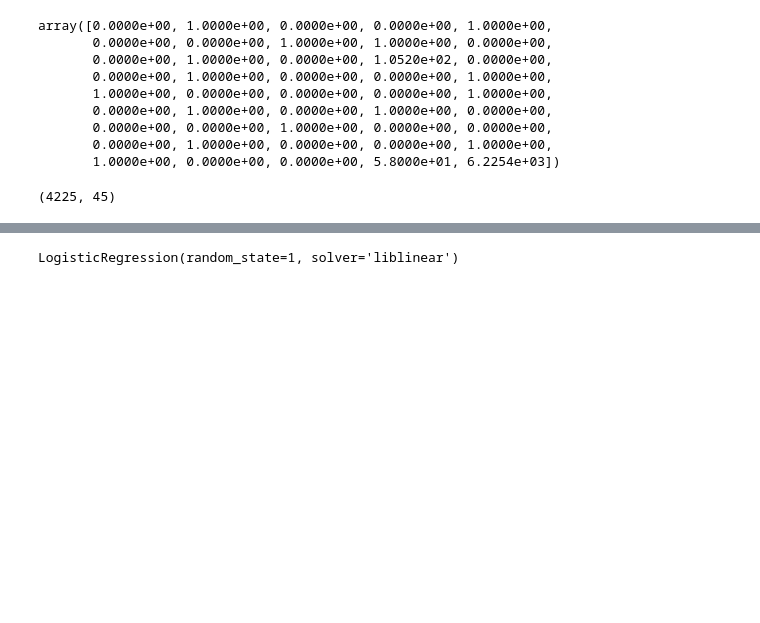
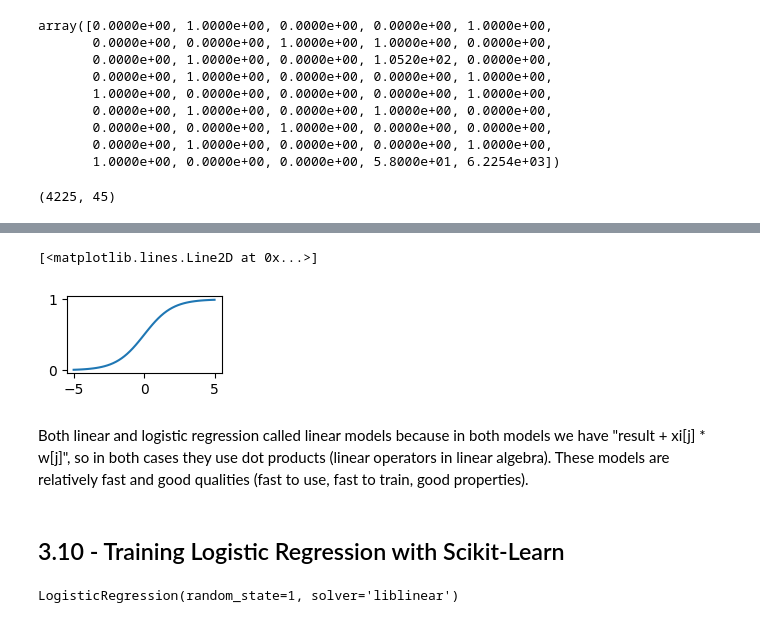
Before and after one commit to ekhlebus/ml-zoomcamp, a Jupyter notebook: 03-classification_churn_prediction/03-churn.ipynb, the cells around one changed output, grey strips where cells are left out. Drawn from its saved outputs; the diff is of its cells as text; code cells hidden in the pictures; blank space fills up the shorter version.

Commit message:
sigmoid function explained

```diff
--- a/03-classification_churn_prediction/03-churn.ipynb
+++ b/03-classification_churn_prediction/03-churn.ipynb
@@ -969,0 +970,7 @@ X_val = dv.transform(val_dict)
+# %%
+def sigmoid(z):
+    return 1 / (1 + np.exp(-z))
+# %%
+# Get numbers between -5 and 5
+z = np.linspace(-5, 5, 51)
+z
@@ -969,0 +998,6 @@ X_val = dv.transform(val_dict)
+# %%
+plt.figure(figsize=(2, 1))   # width=4 inches, height=3 inches
+plt.plot(z, sigmoid(z))
+# %% [output]
+[<matplotlib.lines.Line2D at 0x...>]
+[figure, added]
@@ -970,3 +1020,7 @@ X_val = dv.transform(val_dict)
+# %% [markdown]
+Both linear and logistic regression called linear models because in both models we have "result + xi[j] * w[j]", so in both cases they use dot products (linear operators in linear algebra). These models are relatively fast and good qualities (fast to use, fast to train, good properties).
+# %% [markdown]
+## 3.10 - Training Logistic Regression with Scikit-Learn
 # %%
 from sklearn.linear_model import LogisticRegression
 # %%
```
Also changed, not shown: parts of 9 cells of this notebook.
